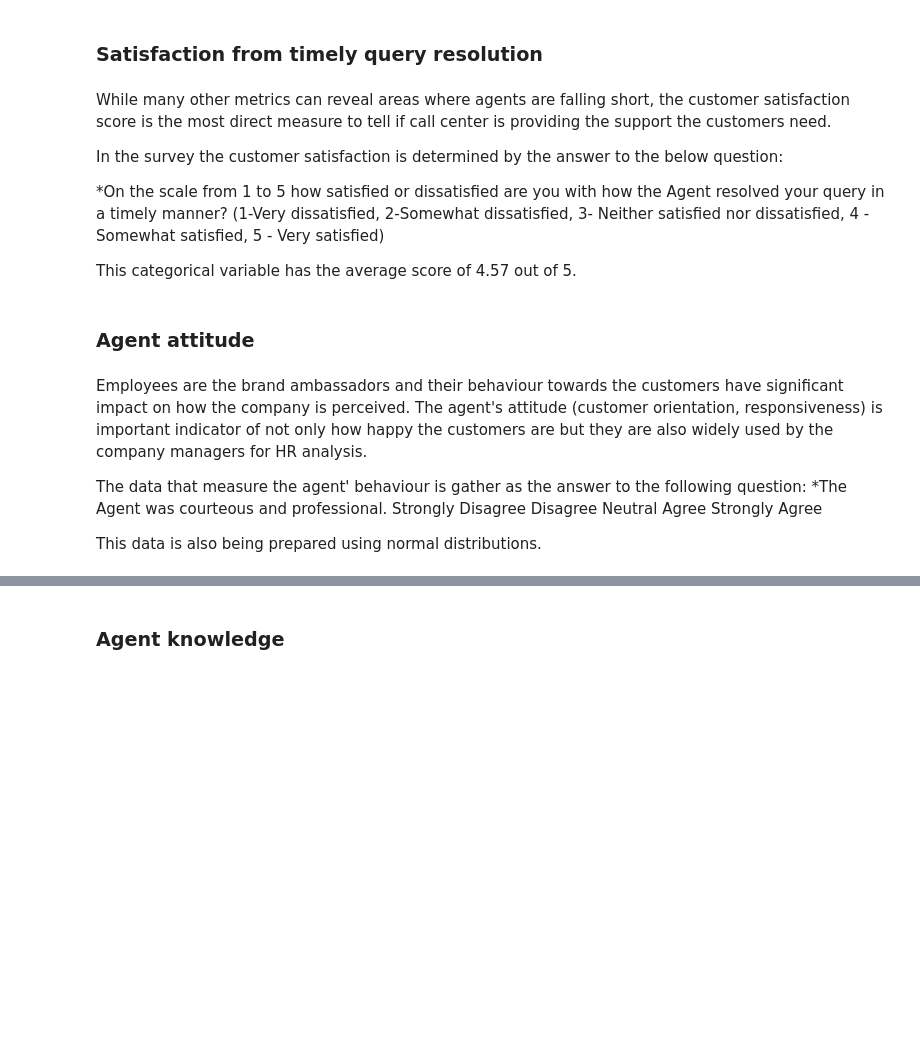
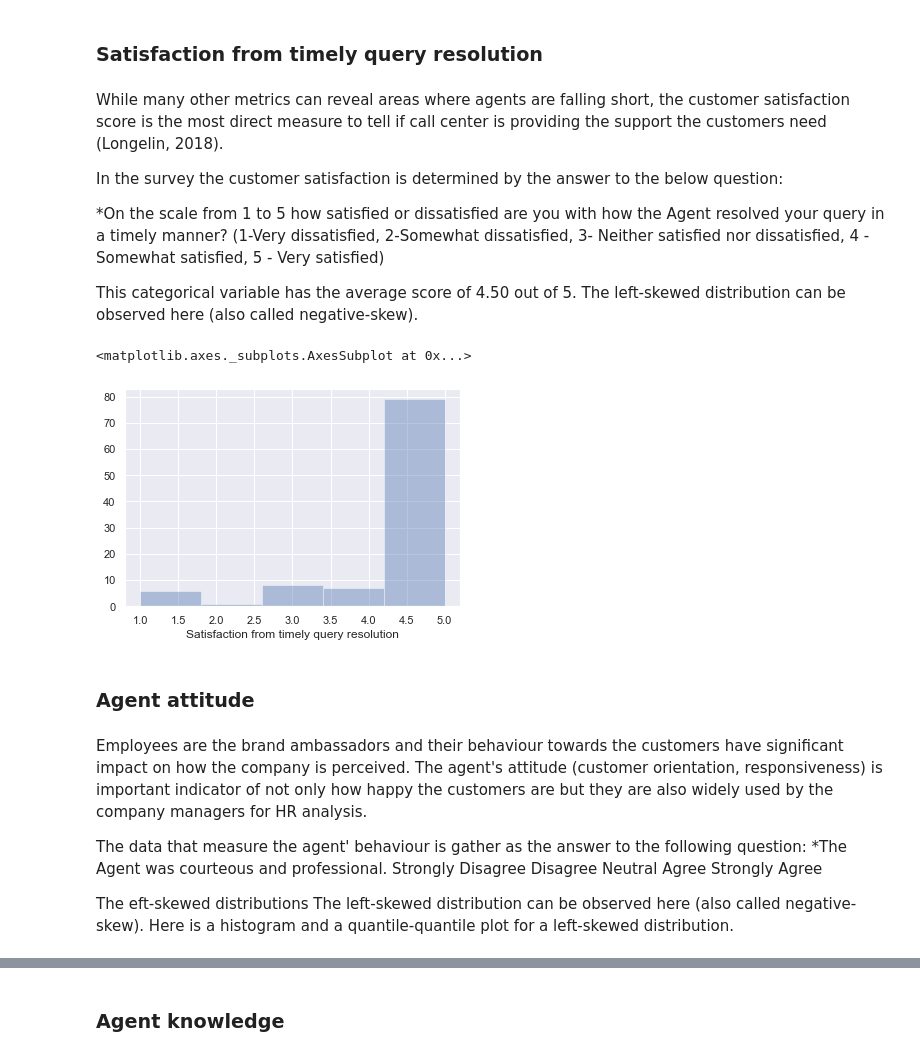
Before and after one commit to KatarzynaConnell/ProgDA_Project2019, a Jupyter notebook: Customer Satisfaction measurement.ipynb, the cells around one changed output, grey strips where cells are left out. Saved outputs shown, nothing was run; the diff lists cells and outputs as text; code cells hidden in the pictures; blank space fills up the shorter version.

Commit message:
Added types of distributions with sample plots

```diff
--- a/Customer Satisfaction measurement.ipynb
+++ b/Customer Satisfaction measurement.ipynb
@@ -51,14 +72,19 @@ df.head(n=2)
 # %% [markdown]
 ### Satisfaction from timely query resolution
 # %% [markdown]
-While many other metrics can reveal areas where agents are falling short, the customer satisfaction score is the most direct measure to tell if call center is providing the support the customers need.
+While many other metrics can reveal areas where agents are falling short, the customer satisfaction score is the most direct measure to tell if call center is providing the support the customers need (Longelin, 2018).
 
 In the survey the customer satisfaction is determined by the answer to the below question:
 
 *On the scale from 1 to 5 how satisfied or dissatisfied are you with how the Agent resolved your query in a timely manner?
 (1-Very dissatisfied, 2-Somewhat dissatisfied, 3- Neither satisfied nor dissatisfied, 4 - Somewhat satisfied, 5 - Very satisfied)
 
-This categorical variable has the average score of 4.57 out of 5.
+This categorical variable has the average score of 4.50 out of 5. The left-skewed distribution can be observed here (also called negative-skew).
+# %%
+sns.distplot(df['Satisfaction from timely query resolution'], kde=False, bins=5)
+# %% [output]
+<matplotlib.axes._subplots.AxesSubplot at 0x...>
+[figure, added]
 # %% [markdown]
 ### Agent attitude
 # %% [markdown]
@@ -72,4 +98,6 @@ The data that measure the agent' behaviour is gather as the answer to the follow
  Agree
  Strongly Agree
 
-This data is also being prepared using normal distributions.
+The eft-skewed distributions
+The left-skewed distribution can be observed here (also called negative-skew).
+Here is a histogram and a quantile-quantile plot for a left-skewed distribution.
```
Also changed, not shown: parts of 9 cells of this notebook, 3 other files.
